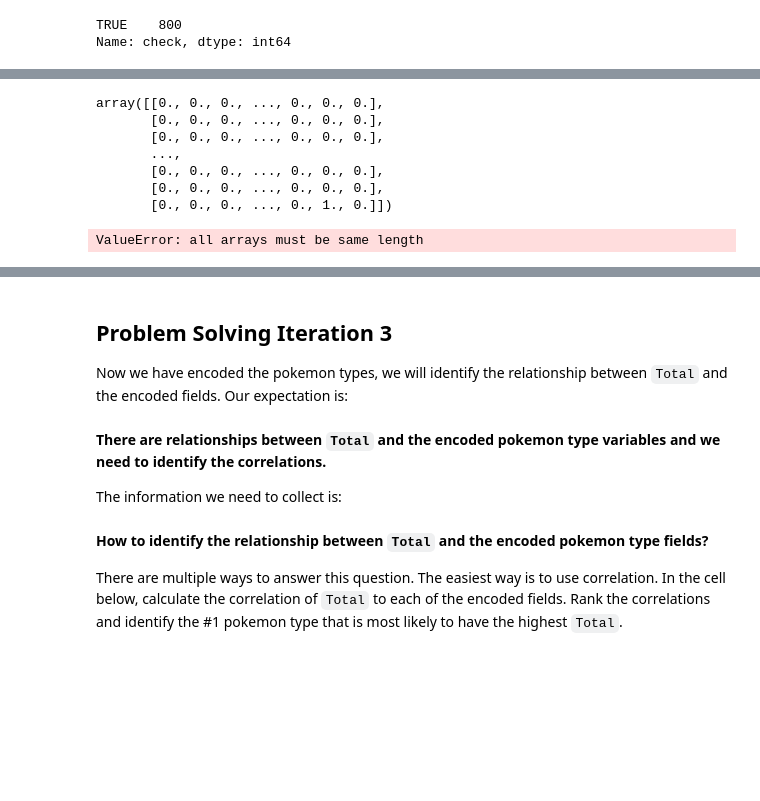
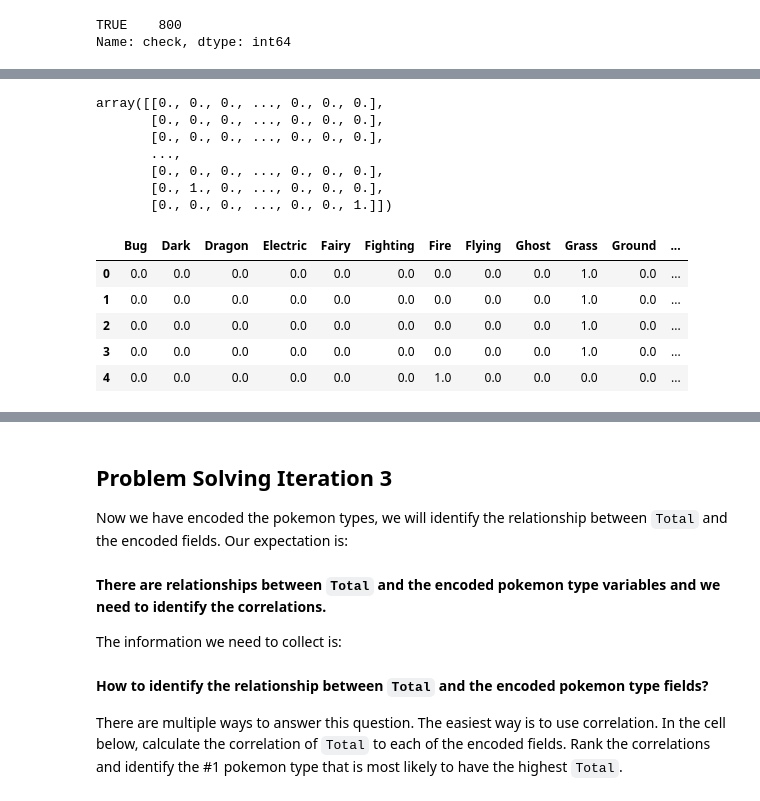
Before and after one commit to inesrondeau/lab-dataframe-calculations, a Jupyter notebook: your-code/challenge-2.ipynb, the cells around one changed output, grey strips where cells are left out. Drawn from its saved outputs; the diff is of its cells as text; code cells hidden in the pictures; blank space fills up the shorter version.

```diff
--- a/your-code/challenge-2.ipynb
+++ b/your-code/challenge-2.ipynb
@@ -99,4 +99,6 @@ The new numerical variables you create should look like below:
 ![One Hot Encoding](../images/one-hot-encoding.png)
 # %%
 from sklearn.preprocessing import OneHotEncoder
-types=pokemon[['Type 1','Type 2']]
+type1=pokemon[['Type 1']]
+type2=pokemon[pokemon['Type 2'].isna()==False]
+type2=type2[['Type 2']]
@@ -103,6 +119,6 @@ types=pokemon[['Type 1','Type 2']]
 # %%
-encoder=OneHotEncoder().fit(types)
-encoder.categories_
+encoder1=OneHotEncoder().fit(type1)
+encoder1.categories_
 # %% [output]
 [array(['Bug', 'Dark', 'Dragon', 'Electric', 'Fairy', 'Fighting', 'Fire',
         'Flying', 'Ghost', 'Grass', 'Ground', 'Ice', 'Normal', 'Poison',
@@ -112,0 +133,3 @@ encoder.categories_
+# %%
+encoded1=encoder1.transform(type1).toarray()
+encoded1
@@ -113,15 +144,23 @@ encoder.categories_
 # %%
-encoded=encoder.transform(types).toarray()
-encoded
+encoded2=encoder.transform(type2).toarray()
+encoded2
 # %% [output]
 array([[0., 0., 0., ..., 0., 0., 0.],
        [0., 0., 0., ..., 0., 0., 0.],
        [0., 0., 0., ..., 0., 0., 0.],
        ...,
        [0., 0., 0., ..., 0., 0., 0.],
-       [0., 0., 0., ..., 0., 0., 0.],
-       [0., 0., 0., ..., 0., 1., 0.]])
+       [0., 1., 0., ..., 0., 0., 0.],
+       [0., 0., 0., ..., 0., 0., 1.]])
-# %%
-One_hot_encoded=pd.DataFrame(encoded,columns=encoder.categories_)
-# %% [output]
-ValueError: all arrays must be same length
+# %%
+One_hot_encoded1=pd.DataFrame(encoded1,columns=encoder1.categories_)
+One_hot_encoded2=pd.DataFrame(encoded2,columns=encoder2.categories_)
+# %%
+One_hot_encoded1.head()
+# %% [output]
+|  | Bug | Dark | Dragon | Electric | Fairy | Fighting | Fire | Flying | Ghost | Grass | Ground | ... |
+| 0 | 0.0 | 0.0 | 0.0 | 0.0 | 0.0 | 0.0 | 0.0 | 0.0 | 0.0 | 1.0 | 0.0 | ... |
+| 1 | 0.0 | 0.0 | 0.0 | 0.0 | 0.0 | 0.0 | 0.0 | 0.0 | 0.0 | 1.0 | 0.0 | ... |
+| 2 | 0.0 | 0.0 | 0.0 | 0.0 | 0.0 | 0.0 | 0.0 | 0.0 | 0.0 | 1.0 | 0.0 | ... |
+| 3 | 0.0 | 0.0 | 0.0 | 0.0 | 0.0 | 0.0 | 0.0 | 0.0 | 0.0 | 1.0 | 0.0 | ... |
+| 4 | 0.0 | 0.0 | 0.0 | 0.0 | 0.0 | 0.0 | 1.0 | 0.0 | 0.0 | 0.0 | 0.0 | ... |
```
Also changed, not shown: parts of 11 cells of this notebook.
